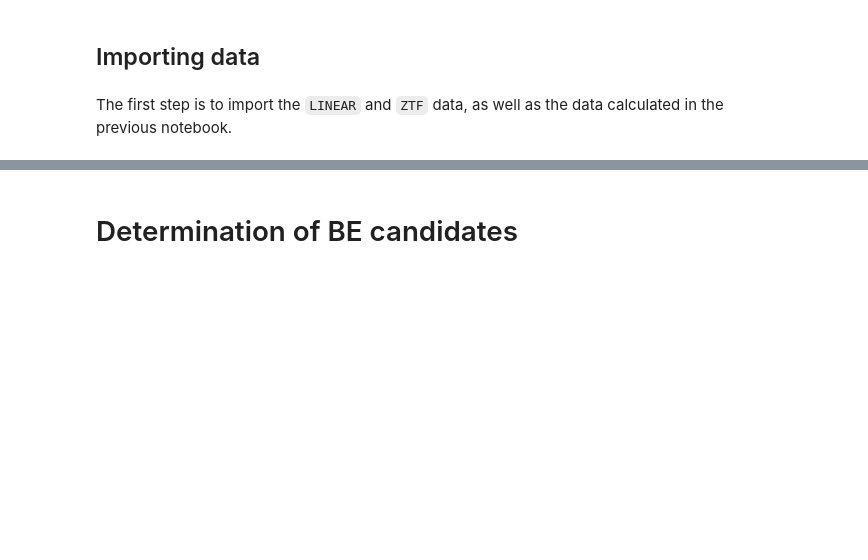
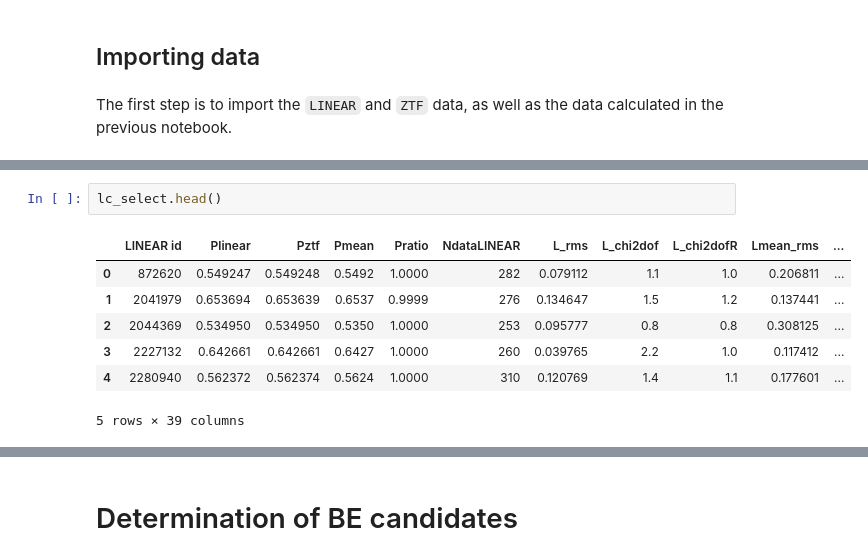
Before and after one commit to emadonev/var_stars, a Jupyter notebook: nbs/05_Determining_BE_candidates.ipynb, the cells around one changed output, grey strips where cells are left out. Saved outputs shown, nothing was run; the diff lists cells and outputs as text; blank space fills up the shorter version.

```diff
--- a/nbs/05_Determining_BE_candidates.ipynb
+++ b/nbs/05_Determining_BE_candidates.ipynb
@@ -131,3 +91,13 @@ ztf_data = np.load("../outputs/ztf_data_filter"+end+".npy", allow_pickle=True)
+# %%
+lc_select.head()
+# %% [output]
+|  | LINEAR id | Plinear | Pztf | Pmean | Pratio | NdataLINEAR | L_rms | L_chi2dof | L_chi2dofR | Lmean_rms | ... |
+| 0 | 872620 | 0.549247 | 0.549248 | 0.5492 | 1.0000 | 282 | 0.079112 | 1.1 | 1.0 | 0.206811 | ... |
+| 1 | 2041979 | 0.653694 | 0.653639 | 0.6537 | 0.9999 | 276 | 0.134647 | 1.5 | 1.2 | 0.137441 | ... |
+| 2 | 2044369 | 0.534950 | 0.534950 | 0.5350 | 1.0000 | 253 | 0.095777 | 0.8 | 0.8 | 0.308125 | ... |
+| 3 | 2227132 | 0.642661 | 0.642661 | 0.6427 | 1.0000 | 260 | 0.039765 | 2.2 | 1.0 | 0.117412 | ... |
+| 4 | 2280940 | 0.562372 | 0.562374 | 0.5624 | 1.0000 | 310 | 0.120769 | 1.4 | 1.1 | 0.177601 | ... |
+5 rows × 39 columns
 # %%
 lc_analysis.head()
 # %% [output]
```
Also changed, not shown: parts of 26 cells of this notebook, 34 other files.
